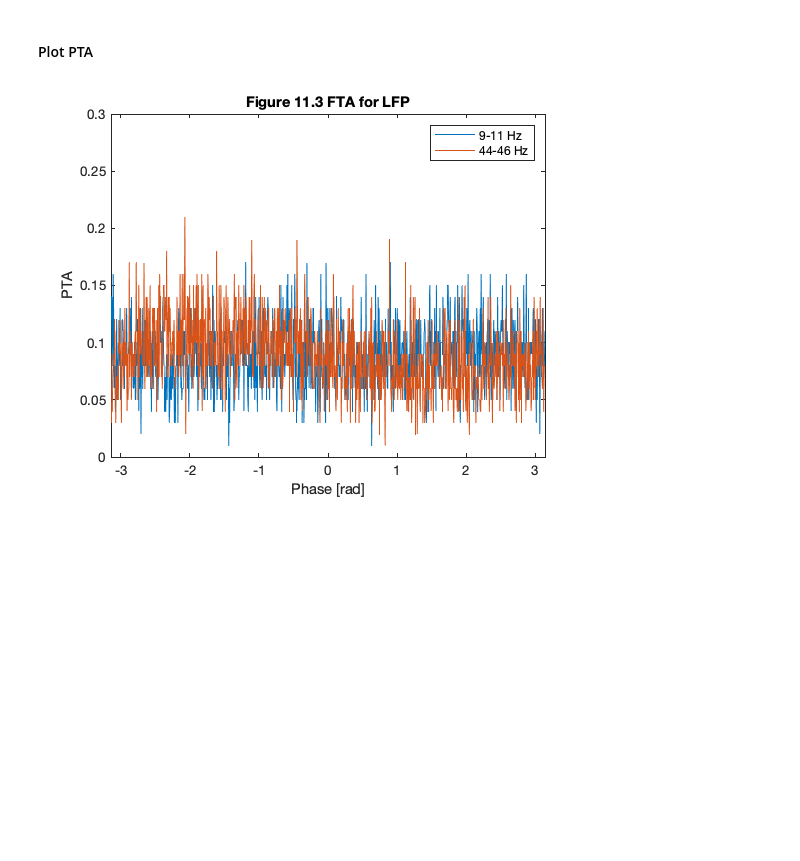
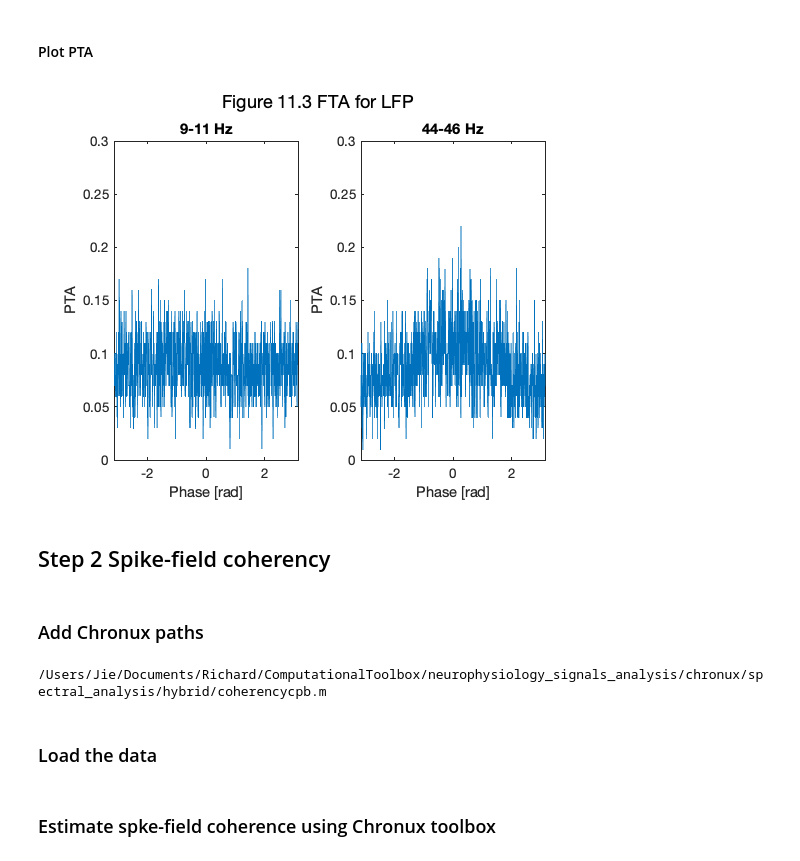
Before and after one commit to jiecui/Case-Studies-Kramer-Eden, a Jupyter notebook: Chapter11/Chapter_11.ipynb, the cells around one changed output. Cells and saved outputs as stored; diff of their text form; code cells hidden in the pictures; blank space fills up the shorter version.

```diff
--- a/Chapter11/Chapter_11.ipynb
+++ b/Chapter11/Chapter_11.ipynb
@@ -42,12 +26,9 @@ end % for
 # %% [markdown]
 #### Plot STA
 # %%
-dt = t(2) - t(1);
-t = linspace(-win * dt, win * dt, 2 * win + 1);
-
 figure
 subplot(2, 1, 1)
-plot(t, STA([1, 6, 10, 16], :)')
+plot(t_sta, STA([1, 6, 10, 16], :)')
 xlim tight
 ylim([-1, 1] * 0.4)
 hold on
@@ -56,11 +37,11 @@ legend(["trial 1", "trial 6", "trial 10", "trial 16"])
 xlabel('Time [s]')
 
 subplot(2, 1, 2)
-plot(t, STA', 'k')
+plot(t_sta, STA', 'k')
 xlim tight
 ylim([-1, 1] * 0.25)
 hold on
-plot(t, mean(STA), 'c', linewidth = 2)
+plot(t_sta, mean(STA), 'c', linewidth = 2)
 plot([0, 0], ylim, 'r')
 xlabel('Time [s]')
 
@@ -96,15 +53,37 @@ end % for
+# %%
+load('Ch11-spikes-LFP-1.mat') % load the multiscale dat
+
+% 9-11 Hz
+bp1 = [9, 11];
+[PTA1, p] = phase_triggered_average(n, y, t, bp1);
+
+% 44-46 Hz
+bp2 = [44, 46];
+PTA2 = phase_triggered_average(n, y, t, bp2);
 # %% [markdown]
 #### Plot PTA
 # %%
-p = linspace(-pi, pi, N);
-
 figure
-plot(p, mean(FTA1, 1), p, mean(FTA2, 1))
+subplot(1, 2, 1)
+plot(p, mean(PTA1, 1))
 xlim([-pi, pi])
 ylim([0, .3])
-legend("9-11 Hz", "44-46 Hz")
 xlabel('Phase [rad]')
 ylabel('PTA')
-title('Figure 11.3 FTA for LFP')
+title('9-11 Hz')
+
+subplot(1, 2, 2)
+plot(p, mean(PTA2, 1))
+xlim([-pi, pi])
+ylim([0, .3])
+xlabel('Phase [rad]')
+ylabel('PTA')
+title('44-46 Hz')
+
+sgtitle('Figure 11.3 FTA for LFP')
 # %% [output]
-[figure, old version]
+[figure, new version]
+# %% [markdown]
+## Step 2 Spike-field coherency
+# %% [markdown]
+### Add Chronux paths
@@ -110,0 +92,6 @@ title('Figure 11.3 FTA for LFP')
+# %%
+which coherencycpb
+# %% [output]
+/Users/Jie/Documents/Richard/ComputationalToolbox/neurophysiology_signals_analysis/chronux/spectral_analysis/hybrid/coherencycpb.m
+# %% [markdown]
+### Load the data
@@ -110,0 +100,2 @@ title('Figure 11.3 FTA for LFP')
+# %% [markdown]
+### Estimate spke-field coherence using Chronux toolbox
```
Also changed, not shown: parts of 18 cells of this notebook, 3 other files.
